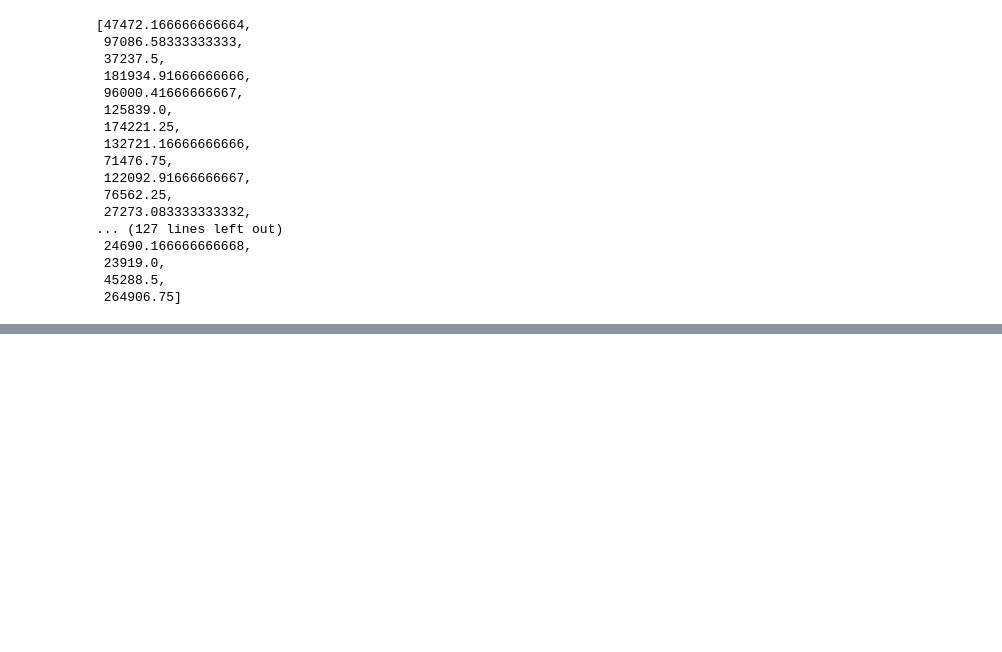
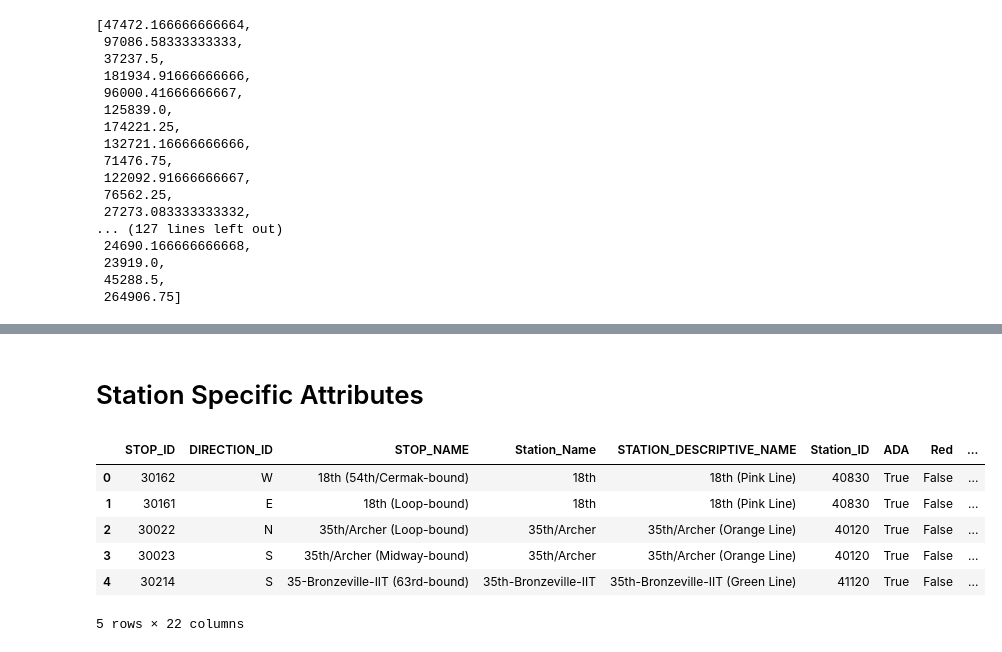
Before and after one commit to Atchub1/DataScience_Project2, a Jupyter notebook: new_files/Pandas/Data_2.ipynb, the cells around one changed output, grey strips where cells are left out. Saved outputs shown, nothing was run; the diff lists cells and outputs as text; code cells hidden in the pictures; blank space fills up the shorter version.

```diff
--- a/new_files/Pandas/Data_2.ipynb
+++ b/new_files/Pandas/Data_2.ipynb
@@ -516,3 +516,20 @@ cta_ten_year_ridership.head()
 # %%
 #add to sql database
 cta_ten_year_ridership.to_sql('ten_year_ridership', con)
+# %% [markdown]
+# Station Specific Attributes
+# %%
+# Working with the orignal system_info dataframe, rename columns for conistancy
+system_info.rename(columns = {'STATION_NAME':'Station_Name', 'MAP_ID':'Station_ID', 'RED':'Red', 'BLUE':'Blue', 'G': 'Green', 'BRN': 'Brown',
+                'Pexp':'Purple Express', 'Y': 'Yellow', 'Pnk': 'Pink', 'O': 'Orange'}
+                 ,inplace = True)
+
+# system_info.head()
+# %% [output]
+|  | STOP_ID | DIRECTION_ID | STOP_NAME | Station_Name | STATION_DESCRIPTIVE_NAME | Station_ID | ADA | Red | ... |
+| 0 | 30162 | W | 18th (54th/Cermak-bound) | 18th | 18th (Pink Line) | 40830 | True | False | ... |
+| 1 | 30161 | E | 18th (Loop-bound) | 18th | 18th (Pink Line) | 40830 | True | False | ... |
+| 2 | 30022 | N | 35th/Archer (Loop-bound) | 35th/Archer | 35th/Archer (Orange Line) | 40120 | True | False | ... |
+| 3 | 30023 | S | 35th/Archer (Midway-bound) | 35th/Archer | 35th/Archer (Orange Line) | 40120 | True | False | ... |
+| 4 | 30214 | S | 35-Bronzeville-IIT (63rd-bound) | 35th-Bronzeville-IIT | 35th-Bronzeville-IIT (Green Line) | 41120 | True | False | ... |
+5 rows × 22 columns
```
Also changed, not shown: parts of 2 cells of this notebook.
